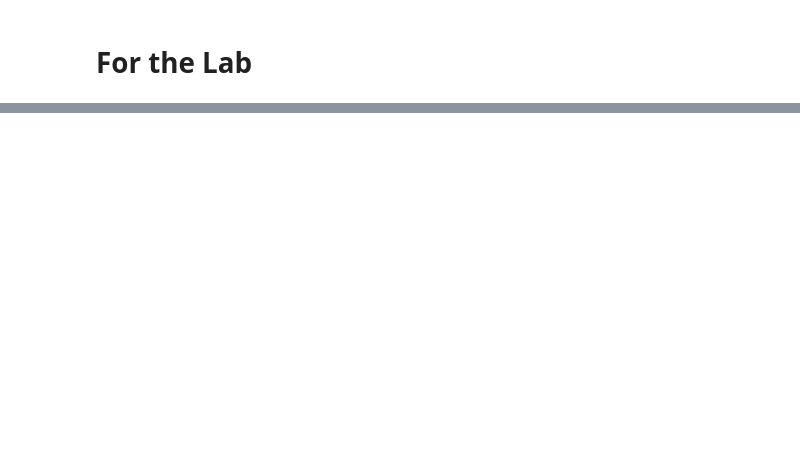
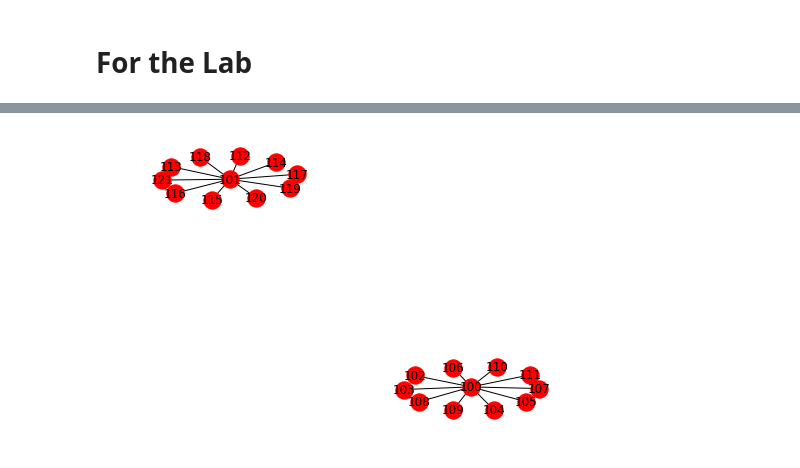
Before and after one commit to petey9891/CSC299_Ditto, a Jupyter notebook: dg-lab2-soln.ipynb, the cells around one changed output, grey strips where cells are left out. Drawn from its saved outputs; the diff is of its cells as text; code cells hidden in the pictures; blank space fills up the shorter version.

```diff
--- a/dg-lab2-soln.ipynb
+++ b/dg-lab2-soln.ipynb
@@ -87,4 +84,6 @@ TypeError: get_child0() missing 1 required positional argument: 'new_depth'
 # %%
-nx.draw(c._net)
+nx.draw(c._net, with_labels=True)
+# %% [output]
+[figure, added]
 # %%
 c._state._open
```
Also changed, not shown: parts of 17 cells of this notebook, 5 other files.
